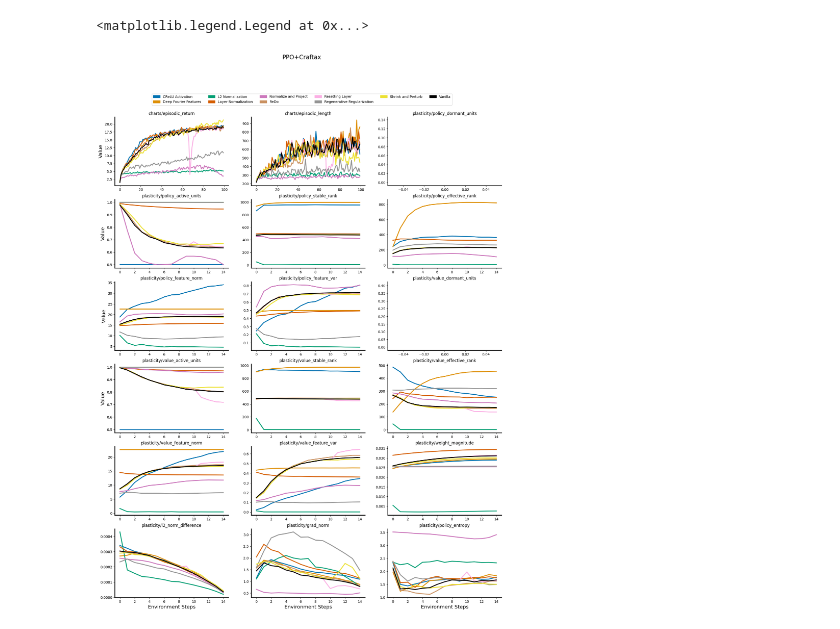
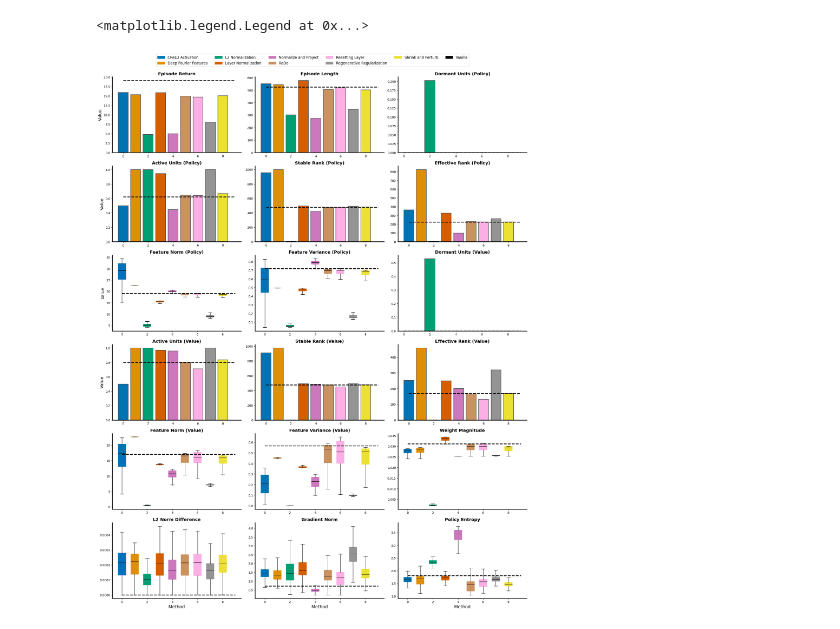
Before and after one commit to RLE-Foundation/Plasticine, a Jupyter notebook: examples/visualize_decoupled.ipynb, the cells around one changed output. Cells and saved outputs as stored; diff of their text form; code cells hidden in the pictures.

```diff
--- a/examples/visualize_decoupled.ipynb
+++ b/examples/visualize_decoupled.ipynb
@@ -131,43 +131,61 @@ metrics = [
     'plasticity/value_effective_rank',
     'plasticity/value_feature_norm',
     'plasticity/value_feature_var',
     'plasticity/weight_magnitude',
     'plasticity/l2_norm_difference',
     'plasticity/grad_norm',
     'plasticity/policy_entropy']
+metric_names = ['Episode Return', 'Episode Length',
+                'Dormant Units (Policy)', 'Active Units (Policy)', 'Stable Rank (Policy)', 'Effective Rank (Policy)', 'Feature Norm (Policy)', 'Feature Variance (Policy)',
+                'Dormant Units (Value)', 'Active Units (Value)', 'Stable Rank (Value)', 'Effective Rank (Value)', 'Feature Norm (Value)', 'Feature Variance (Value)',
+                'Weight Magnitude', 'L2 Norm Difference', 'Gradient Norm', 'Policy Entropy']
 
 colors = sns.color_palette("colorblind", len(methods)-1)
 colors.append('k')
-# create color patches
+# create color patchesmetric_names
 patches = [Patch(color=colors[i], label=names[i]) for i in range(len(methods)-1)]
 patches.append(Patch(color='k', label=names[-1]))
 
 fig, axes = plt.subplots(6, 3, figsize=(20, 25))
 for i, m in enumerate(metrics):
     ax = axes[i // 3, i % 3]
     for j, method in enumerate(methods):
         data = all_methods_data[method][m]
-        data = np.expand_dims(data, axis=0)
-        data = sliding_window_smooth(data, 100)[0]
-        ax.plot(data, label=names[j], color=colors[j], linewidth=2.5)
-        # if method == 'vanilla':
-        #     ax.hlines(data[-1], 0, len(methods)-1, label=names[j], color='k', linewidth=2.5, linestyle='--')
-        # else:
-        #     ax.bar(j, data[-1], label=names[j], color=colors[j])
-    ax.set_title(m)
+        # min-max normalize
+        # data = (data - np.min(data)) / (np.max(data) - np.min(data))
+        # data = np.expand_dims(data, axis=0)
+        # data = sliding_window_smooth(data, 100)[0]
+
+        if method == 'vanilla':
+            value = np.mean(data[:-100])
+            ax.hlines(data[-1], 0, len(methods)-1, label=names[j], color='k', linewidth=2.5, linestyle='--')
+            continue
+
+        if 'return' in m or 'length' in m:
+            value = np.mean(data[:-100])
+            ax.bar(j, value, label=names[j], color=colors[j], edgecolor='#4d4d4d', linewidth=1.5)
+
+        if 'units' in m or 'rank' in m:
+            ax.bar(j, data[-1], label=names[j], color=colors[j], edgecolor='#4d4d4d', linewidth=1.5)
+        elif 'norm' in m or 'var' in m or 'entropy' in m or 'diff' in m or 'magnitude' in m:
+            ax.boxplot(data, positions=[j], widths=0.6, showfliers=False, manage_ticks=False, patch_artist=True,
+                       boxprops=dict(facecolor=colors[j], color=colors[j], edgecolor='#4d4d4d', linewidth=1.5), medianprops=dict(color='k'), whiskerprops=dict(color='k'), capprops=dict(color='k'))
+
+    ax.set_title(metric_names[i], fontsize='x-large', fontweight='bold')
     ax.spines['top'].set_visible(False)
     ax.spines['right'].set_visible(False)
     ax.spines['left'].set_linewidth(2)
     ax.spines['bottom'].set_linewidth(2)
     # ax.set_ylim(0, 1)
     if i >= 15:
-        ax.set_xlabel('Environment Steps', fontsize='x-large')
+        ax.set_xlabel('Method', fontsize='x-large')
     if i in [0, 3, 6, 9]:
         ax.set_ylabel('Value', fontsize='x-large')
 
 # set title for the entire figure
-fig.suptitle('PPO+Craftax', fontsize='xx-large')
-fig.legend(patches, names, loc='upper center', ncol=6, bbox_to_anchor=(0.5, 0.92))
+# fig.suptitle('PPO+Craftax', fontsize='xx-large')
+fig.tight_layout()
+fig.legend(patches, names, loc='upper center', ncol=6, bbox_to_anchor=(0.5, 1.03), fontsize='large')
 # %% [output]
 <matplotlib.legend.Legend at 0x...>
-[figure, old version]
+[figure, new version]
```
Also changed, not shown: 1 other file.
